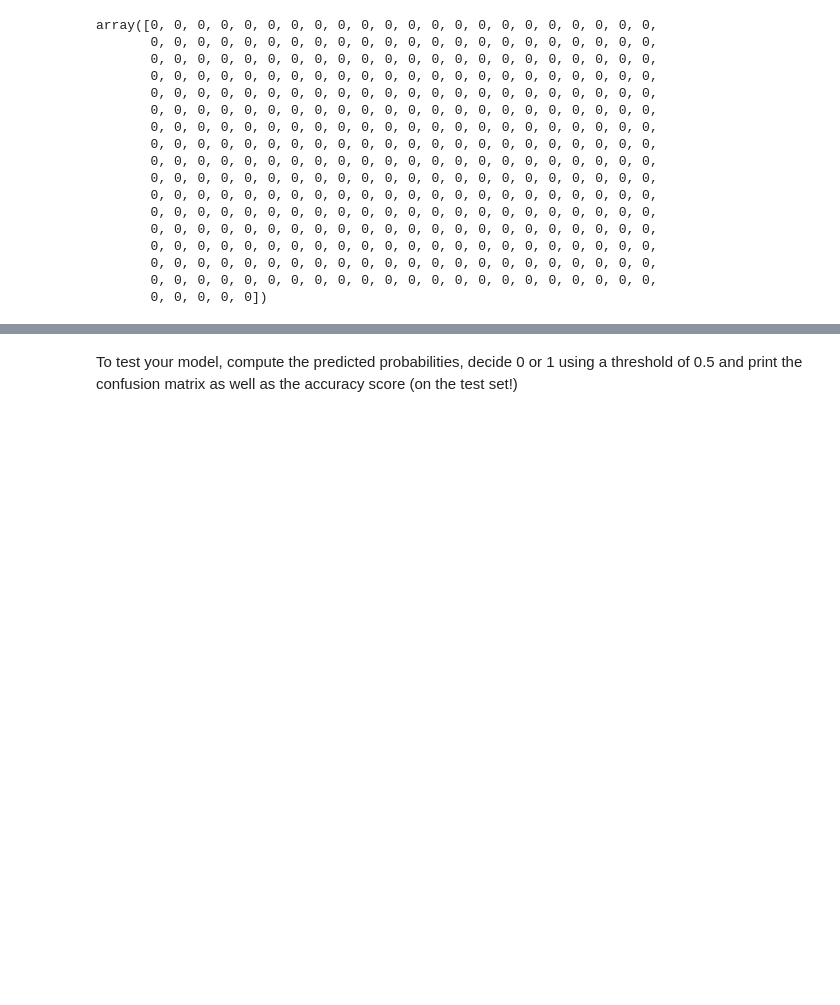
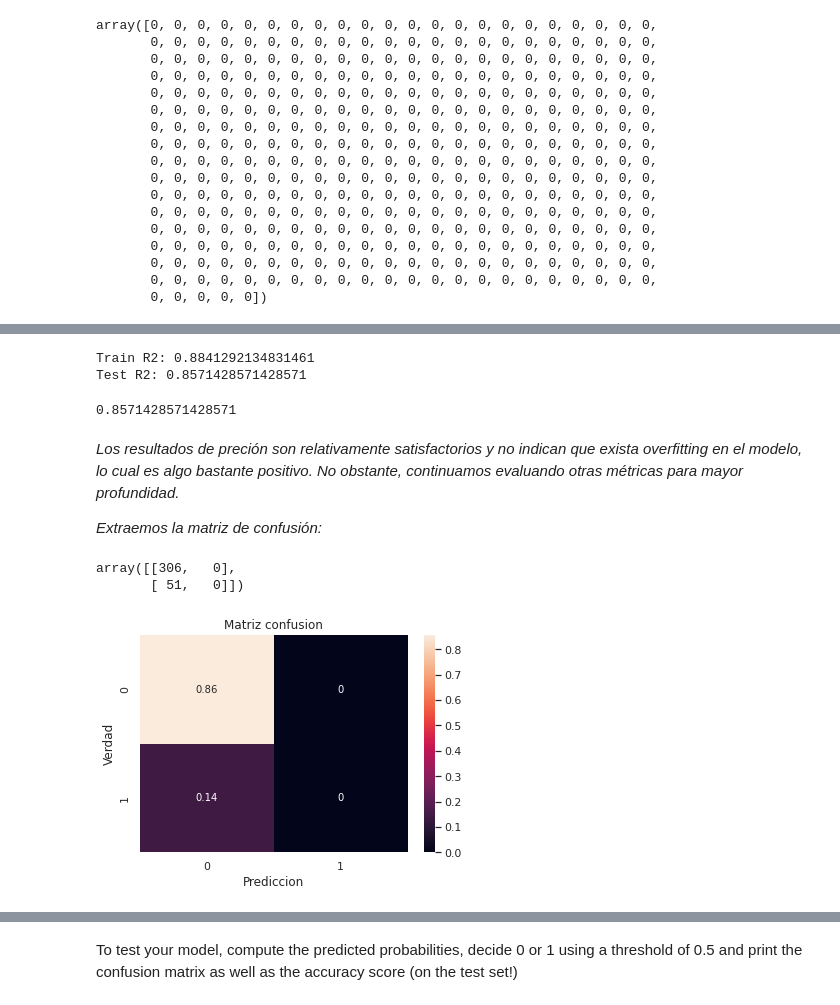
Before and after one commit to Ironhack-Data-Madrid-Enero-2022/lab-supervised-learning, a Jupyter notebook: your-code/main.ipynb, the cells around one changed output, grey strips where cells are left out. Drawn from its saved outputs; the diff is of its cells as text; code cells hidden in the pictures; blank space fills up the shorter version.

```diff
--- a/your-code/main.ipynb
+++ b/your-code/main.ipynb
@@ -613,0 +610,41 @@ What are your thoughts on the performance of the model? Write your conclusions b
+# %%
+# Evaluamos el modelo.
+
+train_score = log_reg.score(X_train, y_train)  # Calculamos el accuracy para el paquete de entrenamiento.
+test_score = log_reg.score(X_test, y_test)     # Calculamos el accuracy para el paquete de testeo.
+
+print('Train R2:', train_score)
+print('Test R2:', test_score)
+# %% [output]
+Train R2: 0.8841292134831461
+Test R2: 0.8571428571428571
+# %%
+from sklearn.metrics import accuracy_score as acc
+
+acc(y_test, prediction)  # Otra manera de extraer el accuracy score.
+# %% [output]
+0.8571428571428571
+# %% [markdown]
+*Los resultados de preción son relativamente satisfactorios y no indican que exista overfitting en el modelo, lo cual es algo bastante positivo. No obstante, continuamos evaluando otras métricas para mayor profundidad.*
+
+*Extraemos la matriz de confusión:*
+# %%
+from sklearn.metrics import confusion_matrix as cm
+
+cm(y_test, prediction)  # Generamos matriz de confusión.
+# %% [output]
+array([[306,   0],
+       [ 51,   0]])
+# %%
+import matplotlib.pyplot as plt
+
+ax=sns.heatmap(cm(y_test, prediction)/sum(sum(cm(y_test, prediction))), annot=True)    # Graficamos la matriz.
+
+# Introducimos los datos como proporción sobre el total de predicciones (nos aporta mayor información).
+
+plt.title('Matriz confusion')
+plt.ylabel('Verdad')
+plt.xlabel('Prediccion')
+plt.show();
+# %% [output]
+[figure, added]
```
Also changed, not shown: parts of 35 cells of this notebook.
